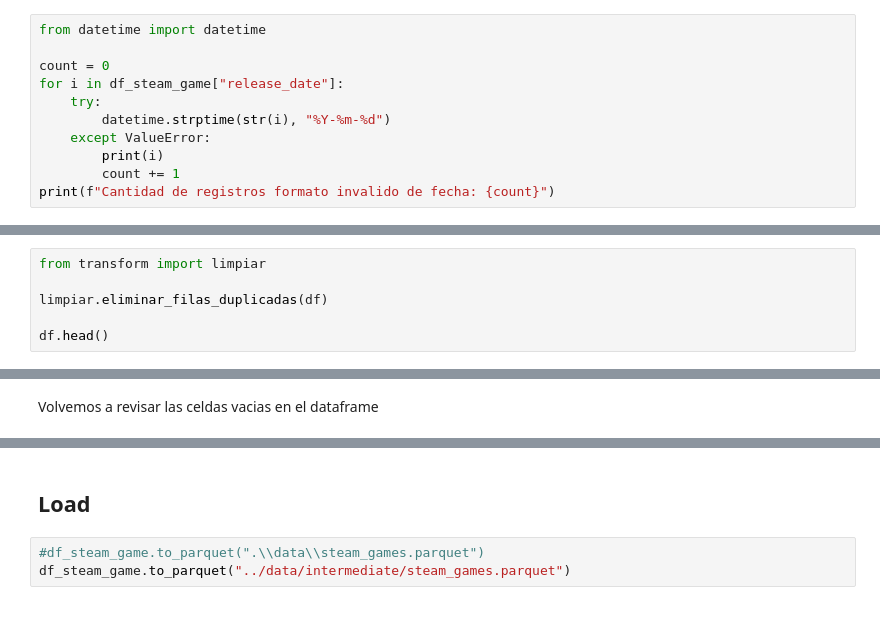
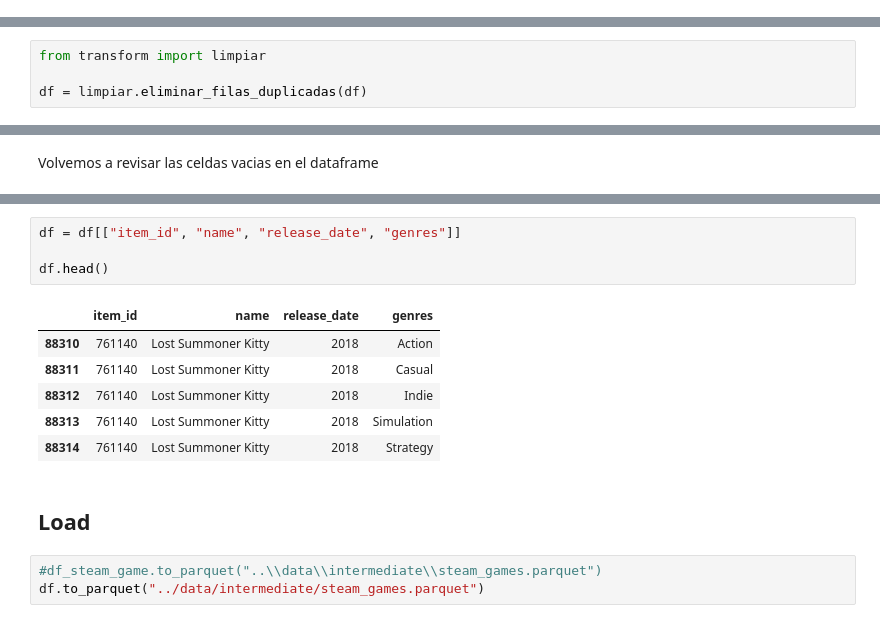
Before and after one commit to edsoncuno/rec-steam, a Jupyter notebook: etl/etl_steam_games.ipynb, the cells around one changed output, grey strips where cells are left out. Saved outputs shown, nothing was run; the diff lists cells and outputs as text.

```diff
--- a/etl/etl_steam_games.ipynb
+++ b/etl/etl_steam_games.ipynb
@@ -102,11 +129,0 @@ Reviso la cantidad de registro de fecha que considero invalidas
-# %%
-from datetime import datetime
-
-count = 0
-for i in df_steam_game["release_date"]:
-    try:
-        datetime.strptime(str(i), "%Y-%m-%d")
-    except ValueError:
-        print(i)
-        count += 1
-print(f"Cantidad de registros formato invalido de fecha: {count}")
@@ -254,7 +365,5 @@ despues de eliminar las filas vacias es: 74836
 # %%
 from transform import limpiar
 
-limpiar.eliminar_filas_duplicadas(df)
-
-df.head()
+df = limpiar.eliminar_filas_duplicadas(df)
 # %% [output]
@@ -283,5 +420,16 @@ info.celdas_vacias(df)
+# %%
+df = df[["item_id", "name", "release_date", "genres"]]
+
+df.head()
+# %% [output]
+|  | item_id | name | release_date | genres |
+| 88310 | 761140 | Lost Summoner Kitty | 2018 | Action |
+| 88311 | 761140 | Lost Summoner Kitty | 2018 | Casual |
+| 88312 | 761140 | Lost Summoner Kitty | 2018 | Indie |
+| 88313 | 761140 | Lost Summoner Kitty | 2018 | Simulation |
+| 88314 | 761140 | Lost Summoner Kitty | 2018 | Strategy |
 # %% [markdown]
 ## Load
 # %%
-#df_steam_game.to_parquet(".\\data\\steam_games.parquet")
-df_steam_game.to_parquet("../data/intermediate/steam_games.parquet")
+#df_steam_game.to_parquet("..\\data\\intermediate\\steam_games.parquet")
+df.to_parquet("../data/intermediate/steam_games.parquet")
```
Also changed, not shown: parts of 42 cells of this notebook, 12 other files.
